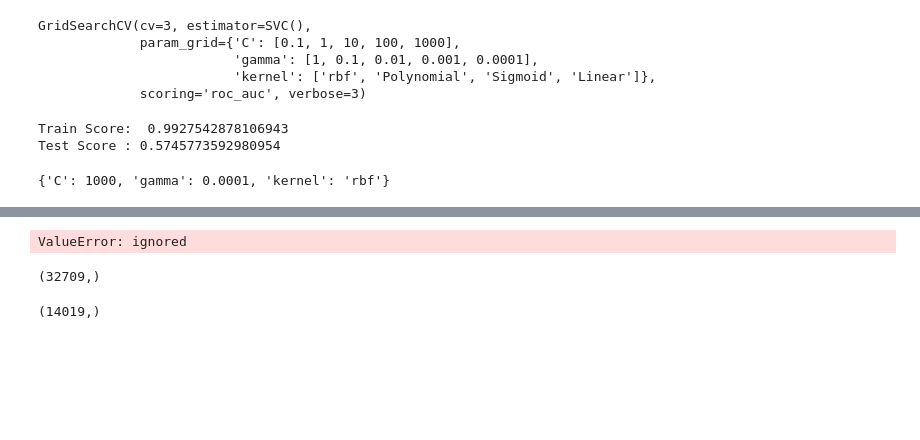
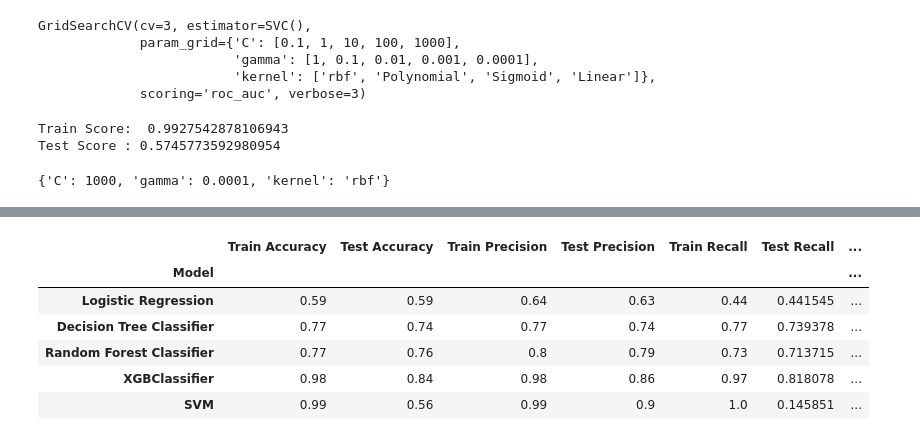
Before and after one commit to Mmbsaksd/Credit-Card-Default-Prediction---Capstone-Project, a Jupyter notebook: Credit_Card_Default_Prediction_Capstone_Project.ipynb, the cells around one changed output, grey strips where cells are left out. Drawn from its saved outputs; the diff is of its cells as text; code cells hidden in the pictures; blank space fills up the shorter version.

```diff
--- a/Credit_Card_Default_Prediction_Capstone_Project.ipynb
+++ b/Credit_Card_Default_Prediction_Capstone_Project.ipynb
@@ -915,2 +913,12 @@ print('Test ROC-AUC Scores:', lr_gridsearch.best_estimator_.score(xtest,ytest))
+# %%
+#Traning the model with Hypertuned params
+lr = LogisticRegression(C= 0.1)
+dt = DecisionTreeClassifier(criterion= 'entropy', max_depth= 9)
+rf = RandomForestClassifier(max_depth= 8,
+                            min_samples_leaf= 40,
+                            min_samples_split= 50,
+                            n_estimators= 80)
+xgb = XGBClassifier(learning_rate= 0.1, max_depth= 10, n_estimators= 180)
+svm = SVC(C= 1000, gamma= 0.0001, kernel= 'rbf')
 # %%
 #Collecting the result of all trained model
@@ -943,12 +954,18 @@ def model_metrics(xtrain,ytrain,xtest,ytest):
-# %%
-model_metrics(xtrain,xtest,ytrain,ytest)
-# %% [output]
-ValueError: ignored
-# %%
-ytrain.shape
-# %% [output]
-(32709,)
-# %%
-ytest.shape
-# %% [output]
-(14019,)
+# %%
+#Fitting data with defined function
+model_df,conf_train, conf_test = model_metrics(models,xtrain,xtest,ytrain,ytest)
+# %%
+#Comparitive analysis with derived result
+model = {'Model':['Logistic Regression','Decision Tree Classifier','Random Forest Classifier','XGBClassifier','SVM']}
+model = pd.DataFrame(model)
+model = pd.concat([model,model_df],axis=1)
+model = model.set_index('Model')
+model
+# %% [output]
+|  | Train Accuracy | Test Accuracy | Train Precision | Test Precision | Train Recall | Test Recall | ... |
+| Model |  |  |  |  |  |  | ... |
+| Logistic Regression | 0.59 | 0.59 | 0.64 | 0.63 | 0.44 | 0.441545 | ... |
+| Decision Tree Classifier | 0.77 | 0.74 | 0.77 | 0.74 | 0.77 | 0.739378 | ... |
+| Random Forest Classifier | 0.77 | 0.76 | 0.8 | 0.79 | 0.73 | 0.713715 | ... |
+| XGBClassifier | 0.98 | 0.84 | 0.98 | 0.86 | 0.97 | 0.818078 | ... |
+| SVM | 0.99 | 0.56 | 0.99 | 0.9 | 1.0 | 0.145851 | ... |
```
Also changed, not shown: parts of 8 cells of this notebook.
